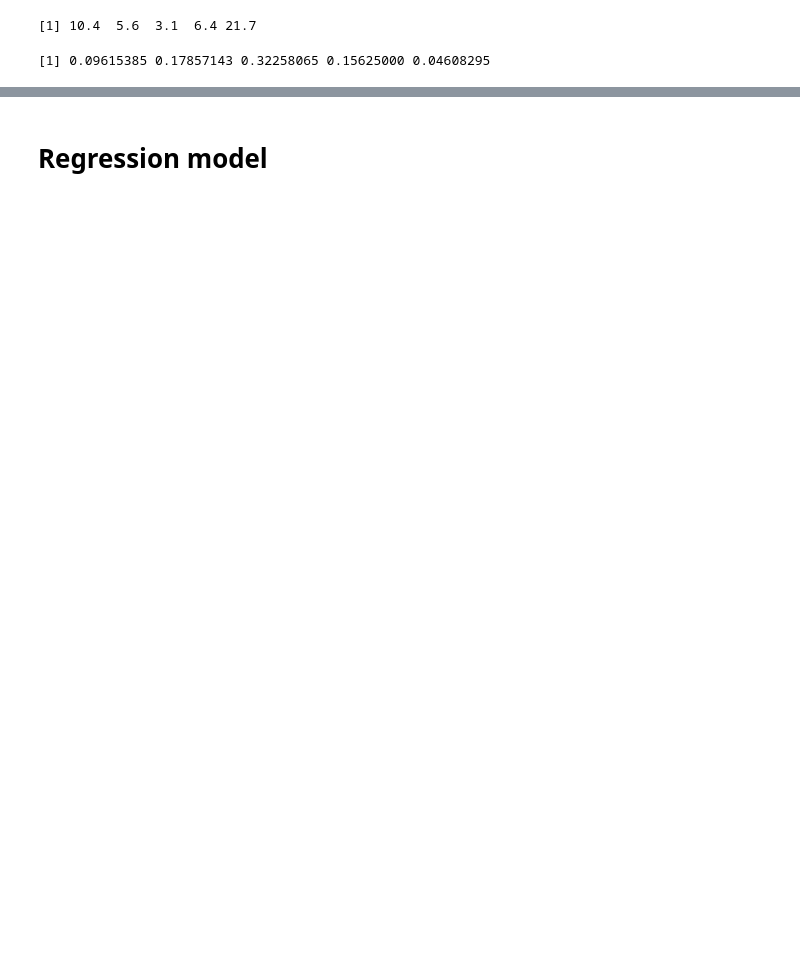
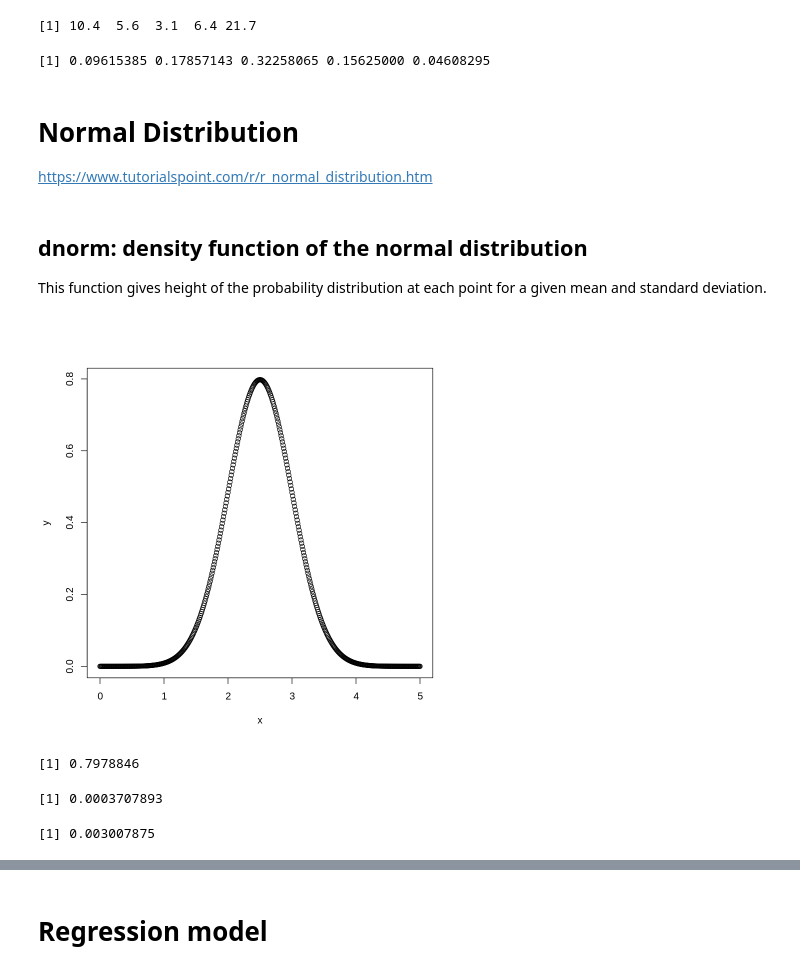
Before and after one commit to HZXZHANG/ist526-1, a Jupyter notebook: Intro_to_R.ipynb, the cells around one changed output, grey strips where cells are left out. Saved outputs shown, nothing was run; the diff lists cells and outputs as text; code cells hidden in the pictures; blank space fills up the shorter version.

```diff
--- a/Intro_to_R.ipynb
+++ b/Intro_to_R.ipynb
@@ -24,3 +26,43 @@ x = c(10.4, 5.6, 3.1, 6.4, 21.7) # the regular way
 1/x
 # %% [output]
 [1] 0.09615385 0.17857143 0.32258065 0.15625000 0.04608295
+# %% [markdown]
+# Normal Distribution
+https://www.tutorialspoint.com/r/r_normal_distribution.htm
+# %% [markdown]
+## dnorm: density function of the normal distribution
+
+This function gives height of the probability distribution at each point for a given mean and standard deviation.
+# %%
+# Create a sequence of numbers between 0 and 5 incrementing by 0.01
+x <- seq(0, 5, by = .01)
+
+# Choose the mean as 2.5 and standard deviation as 0.5.
+y <- dnorm(x, mean = 2.5, sd = 0.5)
+
+# creating a data frame
+df_norm <- data.frame("x" = x, "y" = y)
+
+# for quick and dirty printing
+plot(x,y)
+
+# # for pretty printing
+# library(ggplot2)
+# ggplot(df, aes(x = x, y = y)) + geom_point()
+# %% [output]
+[figure, added]
+# %%
+# the density of at a particular point
+print(df_norm$y[df_norm$x == 2.5])
+# %% [output]
+[1] 0.7978846
+# %%
+# the cumulative area x > 4.5
+print(sum(df$y[df_norm$x >= 4.5 ]))
+# %% [output]
+[1] 0.0003707893
+# %%
+# # the cumulative area between two tails: x < -4.5 or x > 4.5
+print(sum(df_norm$y[df_norm$x < -4.5 | df_norm$x > 4.5 ]))
+# %% [output]
+[1] 0.003007875
```
Also changed, not shown: parts of 99 cells of this notebook.
